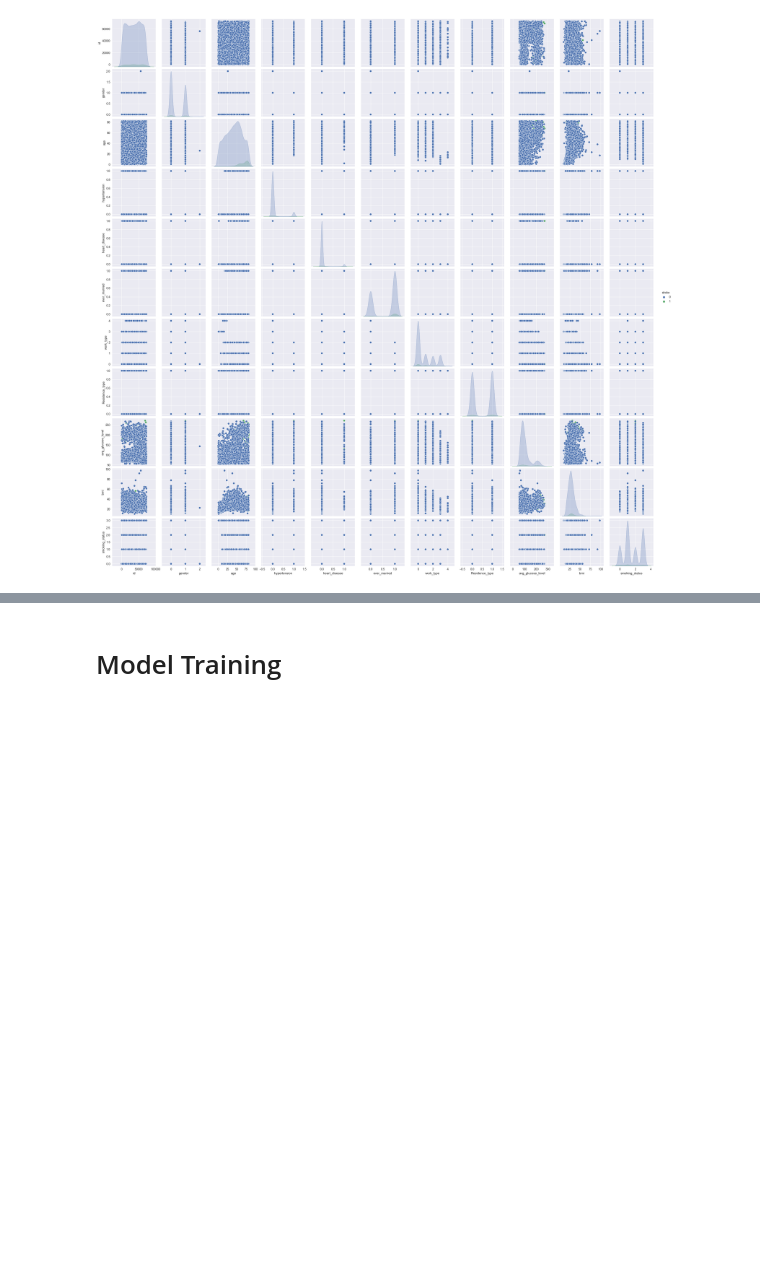
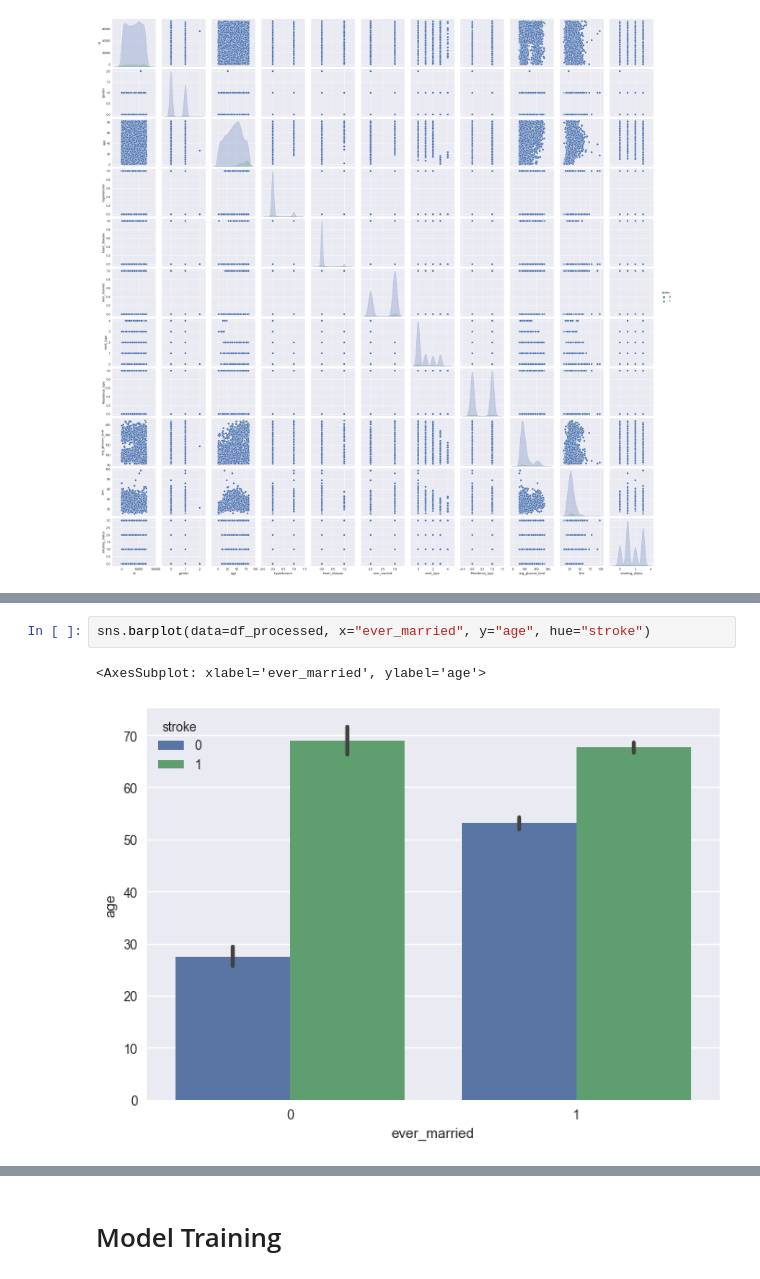
Before and after one commit to maxADeVisser/IDSS_PW3, a Jupyter notebook: data_preprocessing.ipynb, the cells around one changed output, grey strips where cells are left out. Cells and saved outputs as stored; diff of their text form; blank space fills up the shorter version.

```diff
--- a/data_preprocessing.ipynb
+++ b/data_preprocessing.ipynb
@@ -66,0 +120,5 @@ Name: stroke, dtype: int64
+# %%
+sns.barplot(data=df_processed, x="ever_married", y="age", hue="stroke")
+# %% [output]
+<AxesSubplot: xlabel='ever_married', ylabel='age'>
+[figure, added]
```
Also changed, not shown: parts of 18 cells of this notebook.
